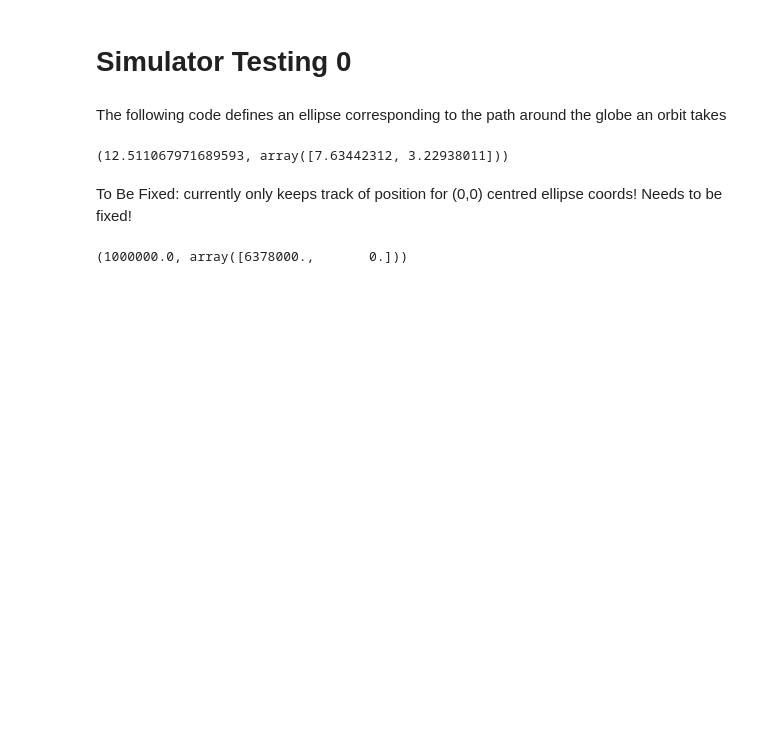
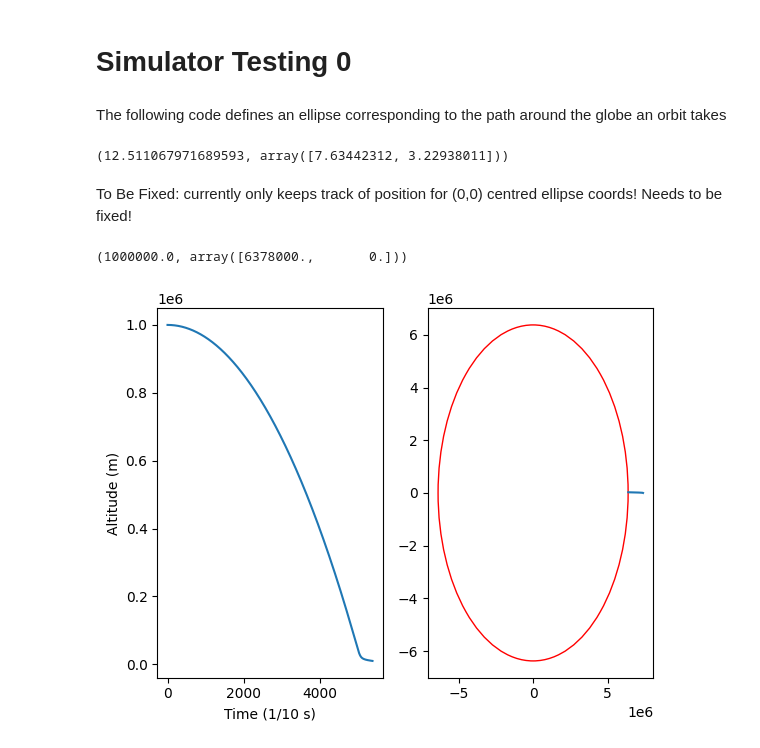
Before and after one commit to gulldhhhhh/ES98B-Skylab, a Jupyter notebook: Code/Simulator/Simulator_0.ipynb, the cells around one changed output. Saved outputs shown, nothing was run; the diff lists cells and outputs as text; code cells hidden in the pictures; blank space fills up the shorter version.

```diff
--- a/Code/Simulator/Simulator_0.ipynb
+++ b/Code/Simulator/Simulator_0.ipynb
@@ -97,6 +99,8 @@ class Satellite:
         and set up arrays to track movement of satellite.
         """
         self.mass = mass
+        self.altitude = None
+        self.althist = None
         self.dragcoeff = dragcoeff
         self.position = init_position
         self.velocity = init_veloc
@@ -151,14 +155,21 @@ class Satellite:
         self.position = new_position
         self.poshist.append(new_position)
 
-    def forecast(self, ell: Ellipse, dt=0.001, maxIter = 10000, tol = 10000):
+    def forecast(self, ell: Ellipse, dt=0.01, maxIter = 100000, height_tol = 10000):
+        """
+        Runs the forward euler timestep until our altitude reaches 0. Can adjust dt as seen fit
+        To be fixed: breaks when altitude drops below 10km or so.
+        """
         self.altitude, groundpos = self.calcAltitude(ell)
         iter = 0
-        althist = [self.altitude]
-        while self.altitude > tol and iter < maxIter:
+
+        if self.althist is None:
+            self.althist = [self.altitude]
+
+        while self.altitude > height_tol and iter < maxIter:
             self.FEtimeStep(ell, dt)
-            althist.append(self.altitude)
-        return self.poshist, self.velochist, althist
+            self.althist.append(self.altitude)
+        return self.poshist, self.velochist, self.althist
 # %%
 sat1 = Satellite(3000, 2.2, [7378000, 0], [0,50])
 ell1 = Ellipse((0,0), 6378000*2, 6378000*2)
@@ -171 +183,15 @@ sat1.calcAltitude(ell1)
 poshist, velochist, althist = sat1.forecast(ell1, dt = 0.001)
+# %%
+def orbitplotter(poshist, althist, ell1):
+    fig, axs = plt.subplots(1,2)
+    axs.flatten()[0].plot(althist[0::100], label = "Altitude")
+    axs.flatten()[0].set_xlabel("Time (1/10 s)")
+    axs.flatten()[0].set_ylabel("Altitude (m)")
+    axs.flatten()[1].plot(poshist[:,0], poshist[:,1], label = "Position")
+    ellipse = mplp.Ellipse((ell1.x,ell1.y),ell1.w, ell1.h, angle = ell1.theta, fill=False, color = 'r')
+    axs.flatten()[1].add_patch(ellipse)
+# %%
+poshist = np.array(poshist)
+orbitplotter(poshist, althist, ell1)
+# %% [output]
+[figure, added]
```
Also changed, not shown: parts of 2 cells of this notebook.
